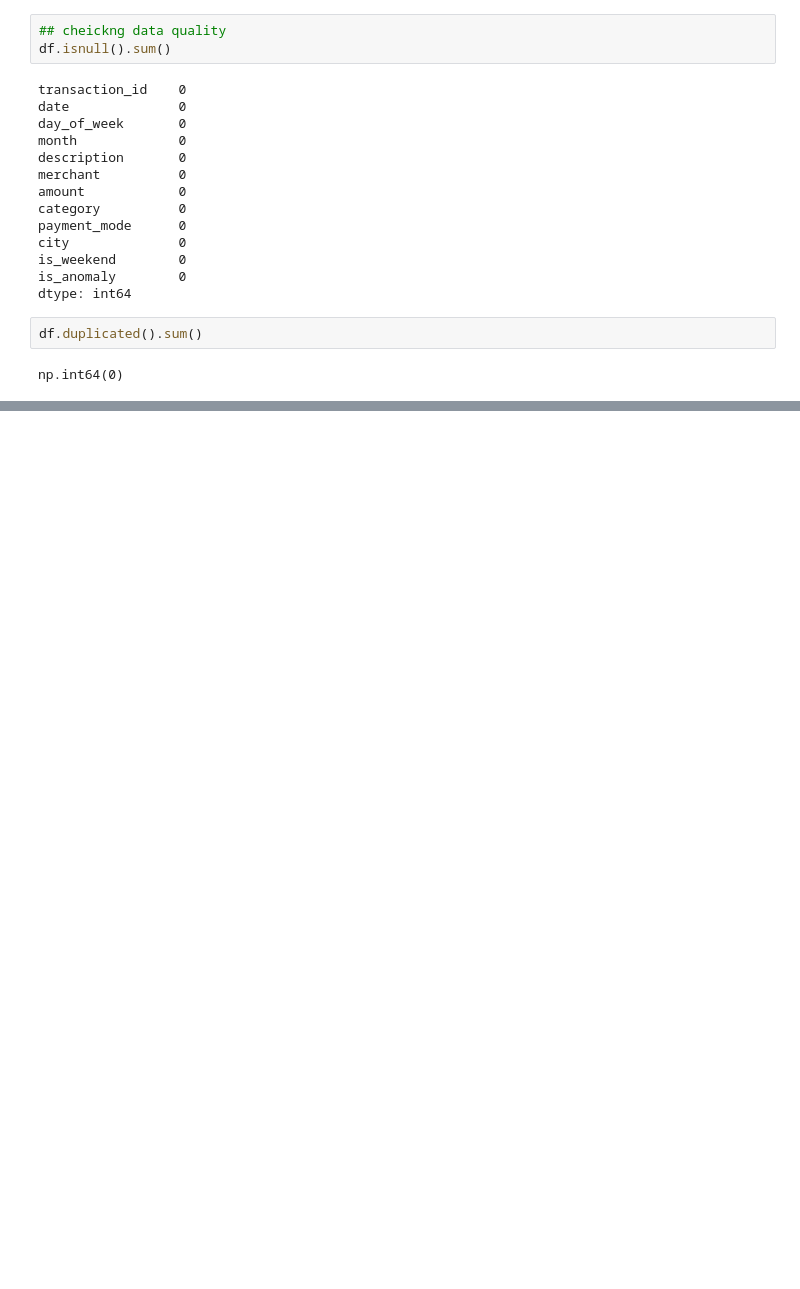
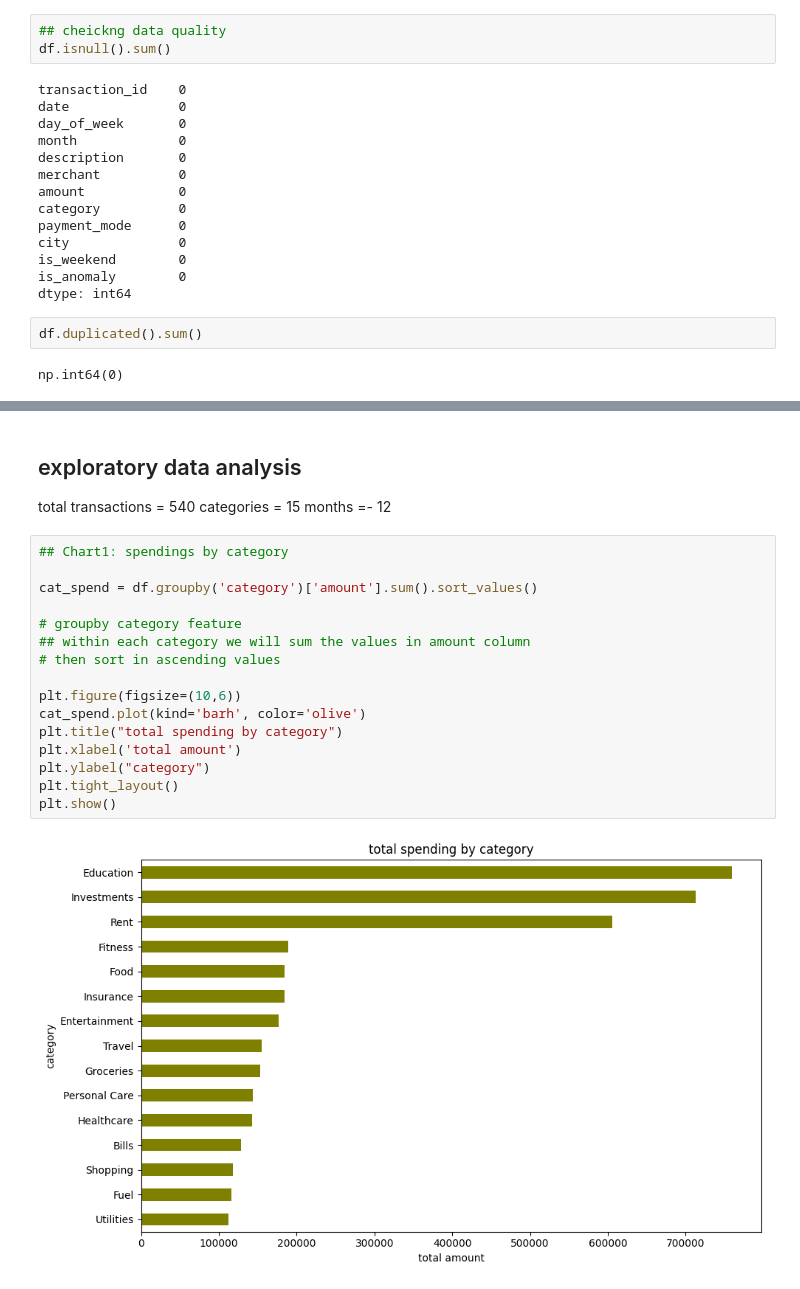
Before and after one commit to raajvir15/finance_analyzer_predictor, a Jupyter notebook: notebooks/1_eda.ipynb, the cells around one changed output, grey strips where cells are left out. Saved outputs shown, nothing was run; the diff lists cells and outputs as text; blank space fills up the shorter version.

```diff
--- a/notebooks/1_eda.ipynb
+++ b/notebooks/1_eda.ipynb
@@ -116,0 +111,23 @@ print(df[['date', 'month_num', 'month_label']].head(10))
+# %% [markdown]
+## exploratory data analysis
+total transactions = 540
+categories = 15
+months =- 12
+# %%
+## Chart1: spendings by category
+
+cat_spend = df.groupby('category')['amount'].sum().sort_values()
+
+# groupby category feature
+## within each category we will sum the values in amount column
+# then sort in ascending values
+
+plt.figure(figsize=(10,6))
+cat_spend.plot(kind='barh', color='olive')
+plt.title("total spending by category")
+plt.xlabel('total amount')
+plt.ylabel("category")
+plt.tight_layout()
+plt.show()
+# %% [output]
+[figure, added]
```
Also changed, not shown: parts of 16 cells of this notebook, 4 other files.
